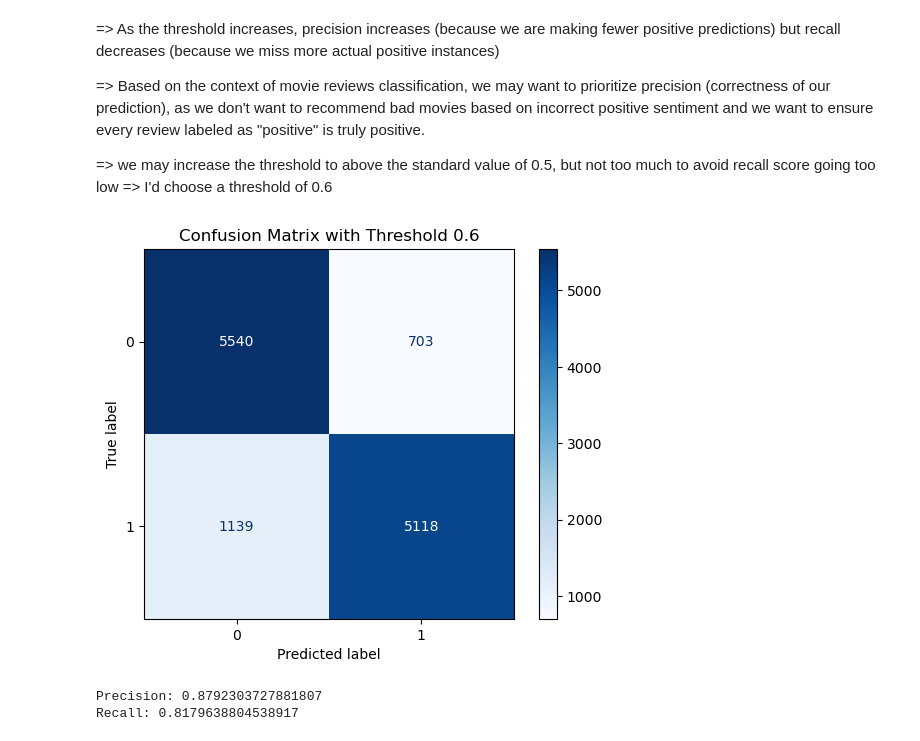
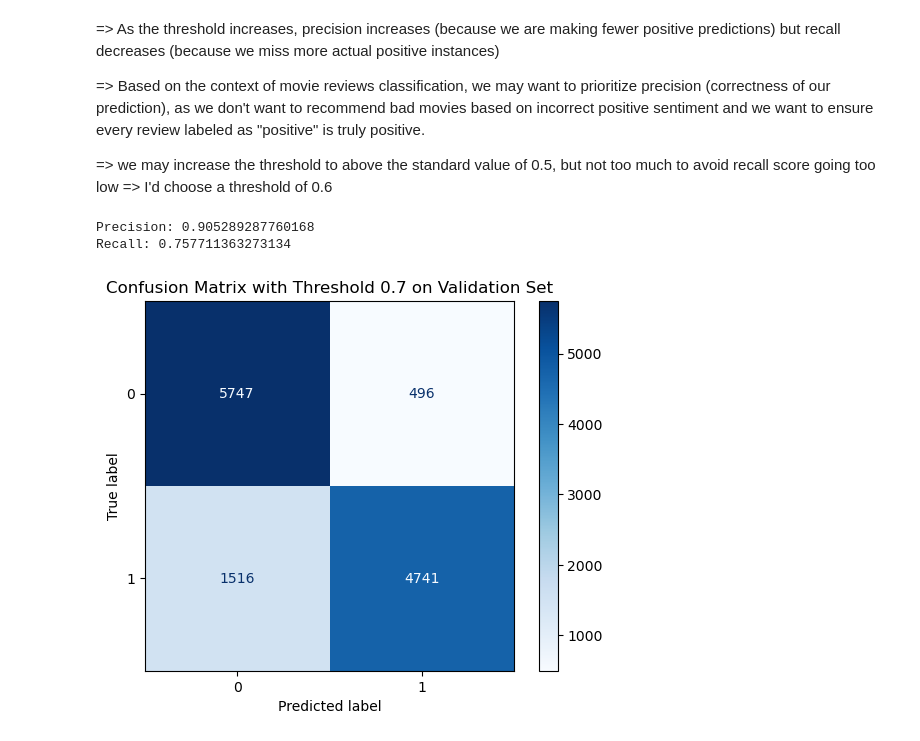
Before and after one commit to MiaNguyen912/cs178-IMDb-movie-reviews-classification--final-project-, a Jupyter notebook: IMDb_Movie_Reviews.ipynb, the cells around one changed output. Saved outputs shown, nothing was run; the diff lists cells and outputs as text; code cells hidden in the pictures.

```diff
--- a/IMDb_Movie_Reviews.ipynb
+++ b/IMDb_Movie_Reviews.ipynb
@@ -459,10 +459,9 @@ for i, hidden_layer_size in enumerate(hidden_layer_sizes):
     for j, learning_rate in enumerate(learning_rates):
         for k, activation in enumerate(activations):
             for l, solver in enumerate(solvers):
+                # train a new model
                 mlp_classifier = MLPClassifier(hidden_layer_sizes=hidden_layer_size, learning_rate=learning_rate, activation=activation, solver=solver, batch_size=256, learning_rate_init=0.1,random_state=seed, n_iter_no_change=100, max_iter=200)
                 mlp_classifier.fit(X_train_vectorized, y_train)
-                tr_err_mlp.append(1 - mlp_classifier.score(X_train_vectorized, y_train))  # training error (mlp_classifier.score() return accuracy score)
-                te_err_mlp.append(1 - mlp_classifier.score(X_val_vectorized, y_val))      # validation error
 
                 train_accuracy = mlp_classifier.score(X_train_vectorized, y_train)
                 val_accuracy = mlp_classifier.score(X_val_vectorized, y_val)
@@ -470,7 +469,7 @@ for i, hidden_layer_size in enumerate(hidden_layer_sizes):
 
 # Convert results to DataFrame
 results_df = pd.DataFrame(results, columns=['hidden_layer_size', 'learning_rate', 'activation', 'solver', 'train_accuracy', 'val_accuracy'])
-print(results_df) # print out the table
+# print(results_df) # print out the table
 
 # Sort results by validation accuracy in descending order
 results_df = results_df.sort_values(by='val_accuracy', ascending=False)
@@ -593,27 +604,3 @@ Best Hyperparameters Found: {'activation': 'logistic', 'hidden_layer_sizes': (64
 Validation Accuracy with Best Hyperparameters: 0.85392
 # %% [markdown]
 #### confusion matrix
-# %%
-# Assuming y_pred are the predicted values from your classifier
-# and y_true are the true labels from the validation/test set
-best_mlp = MLPClassifier(activation='logistic', hidden_layer_sizes=(64,), learning_rate='constant', learning_rate_init=0.1, solver='sgd', batch_size=256, random_state=seed, n_iter_no_change=100, max_iter=200)
-best_mlp.fit(X_train_vectorized, y_train)
-y_pred = best_mlp.predict(X_val_vectorized)
-y_true = y_val
-
-# Calculate precision and recall
-precision = precision_score(y_true, y_pred)
-recall = recall_score(y_true, y_pred)
-
-# Print precision and recall
-print(f'Precision: {precision}')
-print(f'Recall: {recall}')
-
-# Calculate confusion matrix
-cm = confusion_matrix(y_true, y_pred)
-
-# Plot confusion matrix using heatmap for better visualization
-disp = ConfusionMatrixDisplay(confusion_matrix=cm, display_labels=[0, 1])  # binary classification (0, 1) to sentiment (negative, positive)
-disp.plot(cmap='Blues')
-plt.title("Confusion Matrix")
-plt.show()
@@ -662,19 +670,20 @@ plt.show()
 => I'd choose a threshold of 0.6
 # %%
 # redraw the confusion matrix with the new threshold
-y_pred_new = (best_mlp.predict_proba(X_val_vectorized)[:, 1] >= 0.6).astype(int)
+y_pred_new = (best_mlp.predict_proba(X_val_vectorized)[:, 1] >= 0.7).astype(int)
 cm_new = confusion_matrix(y_val, y_pred_new)
 disp_new = ConfusionMatrixDisplay(confusion_matrix=cm_new, display_labels=[0, 1])
 disp_new.plot(cmap='Blues')
-plt.title("Confusion Matrix with Threshold 0.6")
-plt.show()
+plt.title("Confusion Matrix with Threshold 0.7 on Validation Set")
 
 # print new precision and recall
 precision_new = precision_score(y_val, y_pred_new)
 recall_new = recall_score(y_val, y_pred_new)
 print(f'Precision: {precision_new}')
 print(f'Recall: {recall_new}')
+
+plt.show()
 # %% [output]
+Precision: 0.905289287760168
+Recall: 0.757711363273134
-[figure, old version]
+[figure, new version]
-Precision: 0.8792303727881807
-Recall: 0.8179638804538917
```
Also changed, not shown: parts of 9 cells of this notebook.
